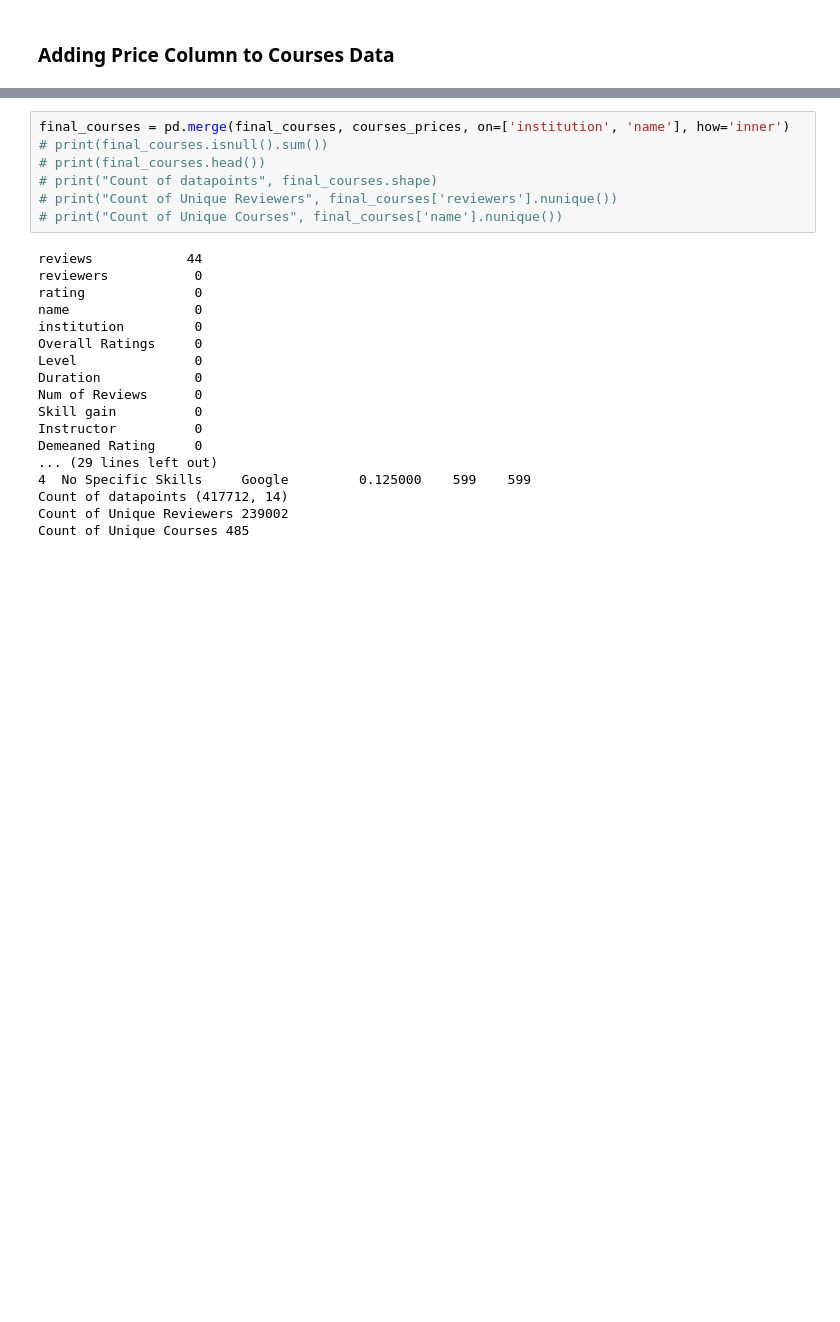
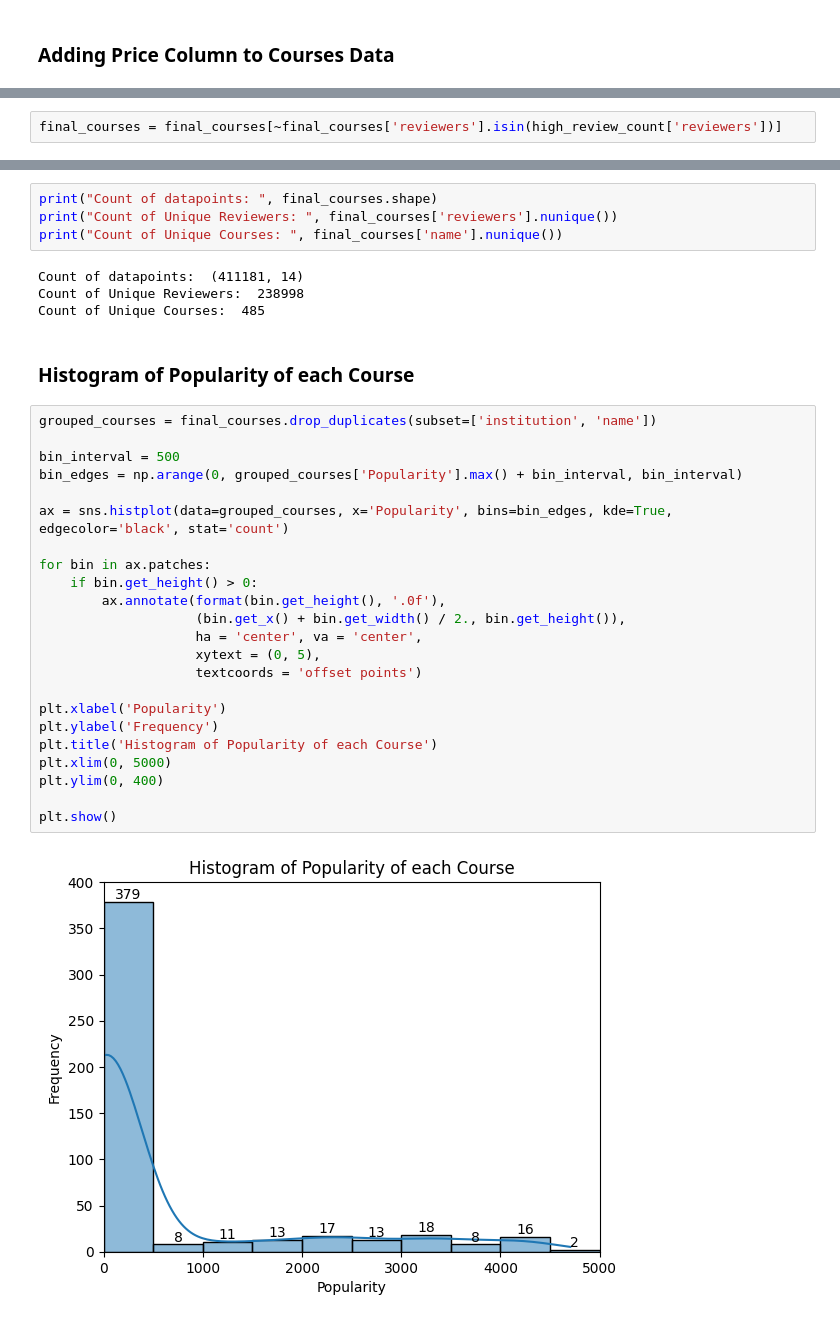
Before and after one commit to jacoblimjy/bt4222, a Jupyter notebook: main.ipynb, the cells around one changed output, grey strips where cells are left out. Saved outputs shown, nothing was run; the diff lists cells and outputs as text; blank space fills up the shorter version.

```diff
--- a/main.ipynb
+++ b/main.ipynb
@@ -97,0 +155,2 @@ final_courses['Demeaned Rating'] = final_courses['rating'] - reviewer_average_ra
+# %%
+final_courses = final_courses[~final_courses['reviewers'].isin(high_review_count['reviewers'])]
@@ -98,25 +193,35 @@ final_courses['Demeaned Rating'] = final_courses['rating'] - reviewer_average_ra
 # %%
-final_courses = pd.merge(final_courses, courses_prices, on=['institution', 'name'], how='inner')
-# print(final_courses.isnull().sum())
-# print(final_courses.head())
-# print("Count of datapoints", final_courses.shape)
-# print("Count of Unique Reviewers", final_courses['reviewers'].nunique())
-# print("Count of Unique Courses", final_courses['name'].nunique())
+print("Count of datapoints: ", final_courses.shape)
+print("Count of Unique Reviewers: ", final_courses['reviewers'].nunique())
+print("Count of Unique Courses: ", final_courses['name'].nunique())
 # %% [output]
-reviews            44
-reviewers           0
-rating              0
-name                0
-institution         0
-Overall Ratings     0
-Level               0
-Duration            0
-Num of Reviews      0
-Skill gain          0
-Instructor          0
-Demeaned Rating     0
-... (29 lines left out)
-4  No Specific Skills     Google         0.125000    599    599
-Count of datapoints (417712, 14)
-Count of Unique Reviewers 239002
-Count of Unique Courses 485
+Count of datapoints:  (411181, 14)
+Count of Unique Reviewers:  238998
+Count of Unique Courses:  485
+# %% [markdown]
+### Histogram of Popularity of each Course
+# %%
+grouped_courses = final_courses.drop_duplicates(subset=['institution', 'name'])
+
+bin_interval = 500
+bin_edges = np.arange(0, grouped_courses['Popularity'].max() + bin_interval, bin_interval)
+
+ax = sns.histplot(data=grouped_courses, x='Popularity', bins=bin_edges, kde=True, edgecolor='black', stat='count')
+
+for bin in ax.patches:
+    if bin.get_height() > 0:
+        ax.annotate(format(bin.get_height(), '.0f'),
+                    (bin.get_x() + bin.get_width() / 2., bin.get_height()),
+                    ha = 'center', va = 'center',
+                    xytext = (0, 5),
+                    textcoords = 'offset points')
+
+plt.xlabel('Popularity')
+plt.ylabel('Frequency')
+plt.title('Histogram of Popularity of each Course')
+plt.xlim(0, 5000)
+plt.ylim(0, 400)
+
+plt.show()
+# %% [output]
+[figure, added]
```
Also changed, not shown: parts of 23 cells of this notebook.
